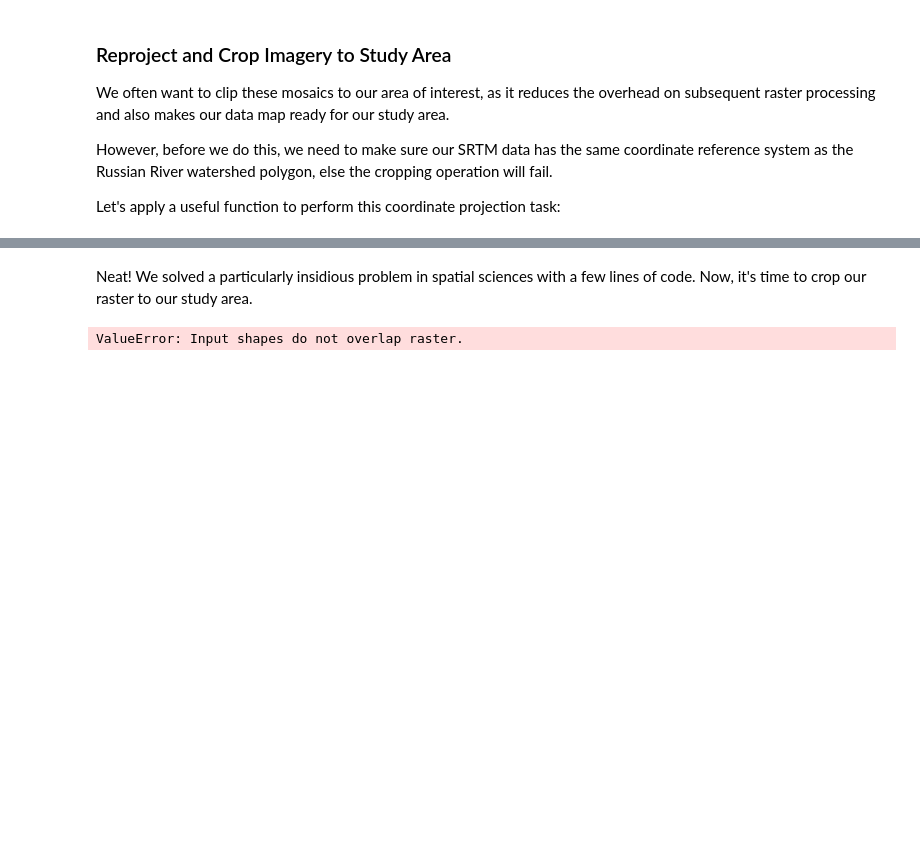
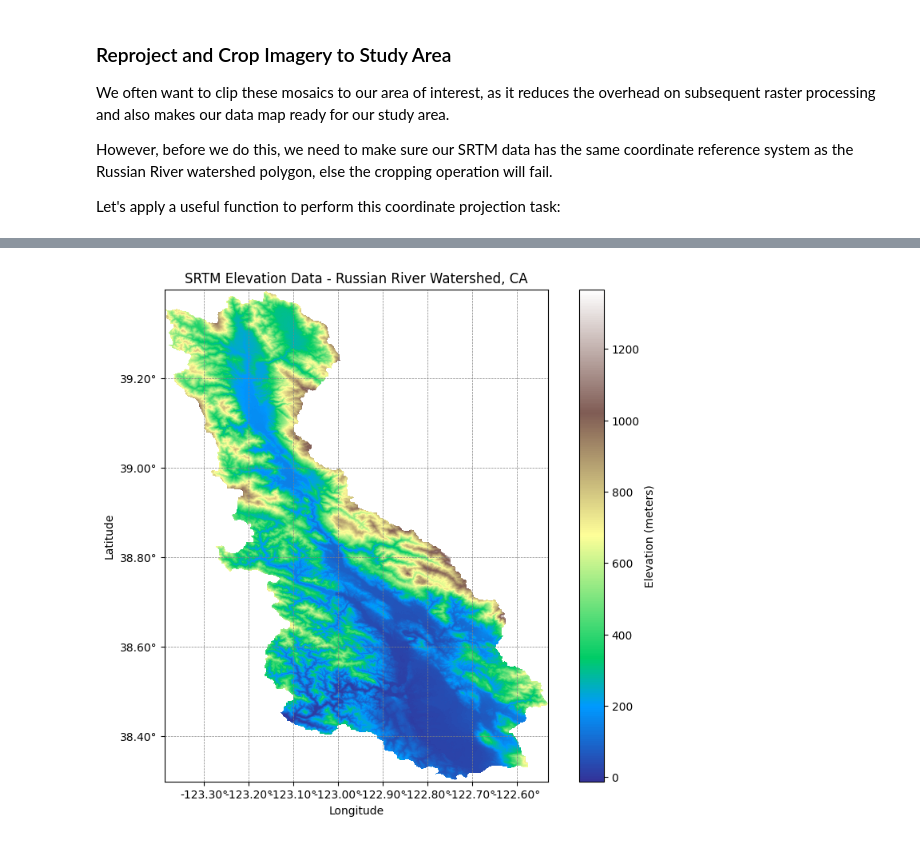
Before and after one commit to jollygoodjacob/NASA-Space-Apps-Workshop-2024, a Jupyter notebook: NASA_SpaceApps_Workshop_2024.ipynb, the cells around one changed output, grey strips where cells are left out. Cells and saved outputs as stored; diff of their text form; code cells hidden in the pictures; blank space fills up the shorter version.

```diff
--- a/NASA_SpaceApps_Workshop_2024.ipynb
+++ b/NASA_SpaceApps_Workshop_2024.ipynb
@@ -248,36 +224,26 @@ NameError: name 'rasterio' is not defined
-# %% [markdown]
-Neat! We solved a particularly insidious problem in spatial sciences with a few lines of code. Now, it's time to crop our raster to our study area.
-# %%
-# Load the shapefile defining the study area
-russian_huc8 = gpd.read_file("https://raw.githubusercontent.com/jollygoodjacob/NASA_SpaceApps_Workshop_2024/master/russian_huc8.shp").to_crs(epsg=4326)
-
-# Function to crop raster to a study area defined by the shapefile
-def crop_raster_to_study_area(src_raster_path, dst_raster_path, study_area_gdf):
-    # Convert the study area geometry to GeoJSON format
-    geometry = [study_area_gdf.geometry.unary_union]
-
-    # Open the raster and apply the mask (crop)
-    with rasterio.open(src_raster_path) as src:
-        out_image, out_transform = mask(src, geometry, crop=True)
-        out_meta = src.meta.copy()
-
-        # Update metadata after cropping
-        out_meta.update({
-            "driver": "GTiff",
-            "height": out_image.shape[1],
-            "width": out_image.shape[2],
-            "transform": out_transform
-        })
-
-        # Save the cropped raster
-        with rasterio.open(dst_raster_path, "w", **out_meta) as dst:
-            dst.write(out_image)
-
-# Example usage
-src_raster_path = 'reprojected_mosaic.tif'  # Path to your mosaic raster
-dst_raster_path = 'cropped_mosaic.tif'  # Output path for the cropped mosaic
-
-# Crop the mosaic to the study area defined by the Russian HUC8 shapefile
-crop_raster_to_study_area(src_raster_path, dst_raster_path, russian_huc8)
-# %% [output]
-ValueError: Input shapes do not overlap raster.
+# %%
+import rioxarray
+
+# Load the raster into an xarray DataArray
+raster = rioxarray.open_rasterio("/content/mosaic.tif")
+
+# Reproject to a new CRS (e.g., EPSG:4326)
+reprojected_raster = raster.rio.reproject("EPSG:4326")
+
+# Save the reprojected raster
+reprojected_raster.rio.to_raster('reprojected_mosaic.tif')
+# %%
+# Load the raster into an xarray DataArray using rioxarray
+raster = rioxarray.open_rasterio("/content/reprojected_mosaic.tif")
+
+# Load the shapefile (in EPSG:4326) defining the study area
+study_area_gdf = gpd.read_file("https://raw.githubusercontent.com/jollygoodjacob/NASA_SpaceApps_Workshop_2024/master/russian_huc8.shp").to_crs(epsg=4326)
+
+# Clip the raster using the shapefile's geometry
+# Note: we need to pass the geometry from the GeoDataFrame
+clipped_raster = reprojected_raster.rio.clip(study_area_gdf.geometry.apply(lambda x: x.__geo_interface__))
+
+# Save the clipped raster to a new file
+clipped_raster.rio.to_raster('clipped_mosaic.tif')
+# %% [output]
+[figure, added]
```
Also changed, not shown: parts of 4 cells of this notebook.
